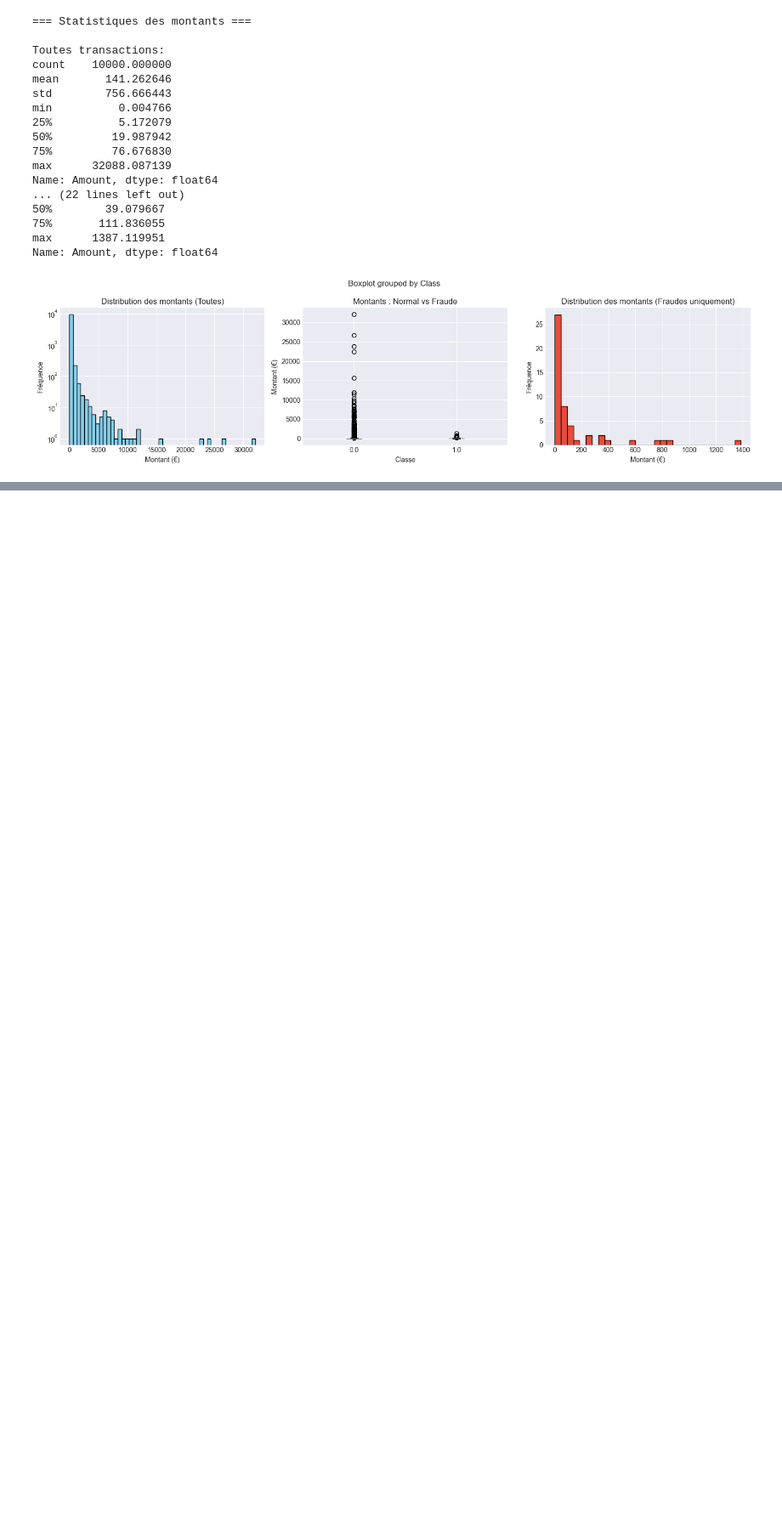
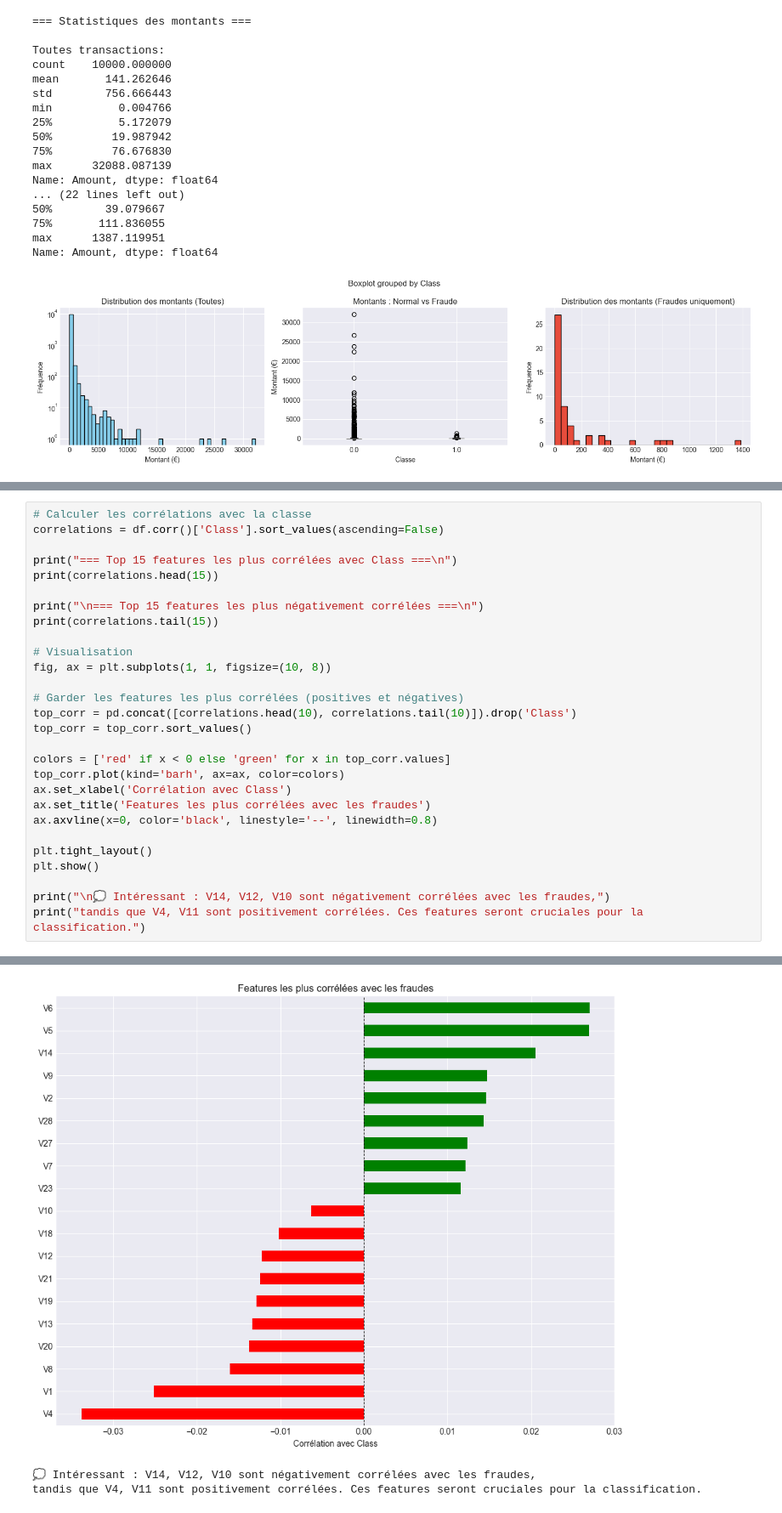
Before and after one commit to mobadata/fraud-detection-ml-system, a Jupyter notebook: notebooks/01_data_exploration.ipynb, the cells around one changed output, grey strips where cells are left out. Shown at 85% size. Cells and saved outputs as stored; diff of their text form; blank space fills up the shorter version.

```diff
--- a/notebooks/01_data_exploration.ipynb
+++ b/notebooks/01_data_exploration.ipynb
@@ -176,0 +283,29 @@ Name: Amount, dtype: float64
+# %%
+# Calculer les corrélations avec la classe
+correlations = df.corr()['Class'].sort_values(ascending=False)
+
+print("=== Top 15 features les plus corrélées avec Class ===\n")
+print(correlations.head(15))
+
+print("\n=== Top 15 features les plus négativement corrélées ===\n")
+print(correlations.tail(15))
+
+# Visualisation
+fig, ax = plt.subplots(1, 1, figsize=(10, 8))
+
+# Garder les features les plus corrélées (positives et négatives)
+top_corr = pd.concat([correlations.head(10), correlations.tail(10)]).drop('Class')
+top_corr = top_corr.sort_values()
+
+colors = ['red' if x < 0 else 'green' for x in top_corr.values]
+top_corr.plot(kind='barh', ax=ax, color=colors)
+ax.set_xlabel('Corrélation avec Class')
+ax.set_title('Features les plus corrélées avec les fraudes')
+ax.axvline(x=0, color='black', linestyle='--', linewidth=0.8)
+
+plt.tight_layout()
+plt.show()
+
+print("\n💭 Intéressant : V14, V12, V10 sont négativement corrélées avec les fraudes,")
+print("tandis que V4, V11 sont positivement corrélées. Ces features seront cruciales pour la classification.")
+# %% [output]
@@ -176,0 +329,3 @@ Name: Amount, dtype: float64
+[figure, added]
+💭 Intéressant : V14, V12, V10 sont négativement corrélées avec les fraudes,
+tandis que V4, V11 sont positivement corrélées. Ces features seront cruciales pour la classification.
```
Also changed, not shown: parts of 8 cells of this notebook.
